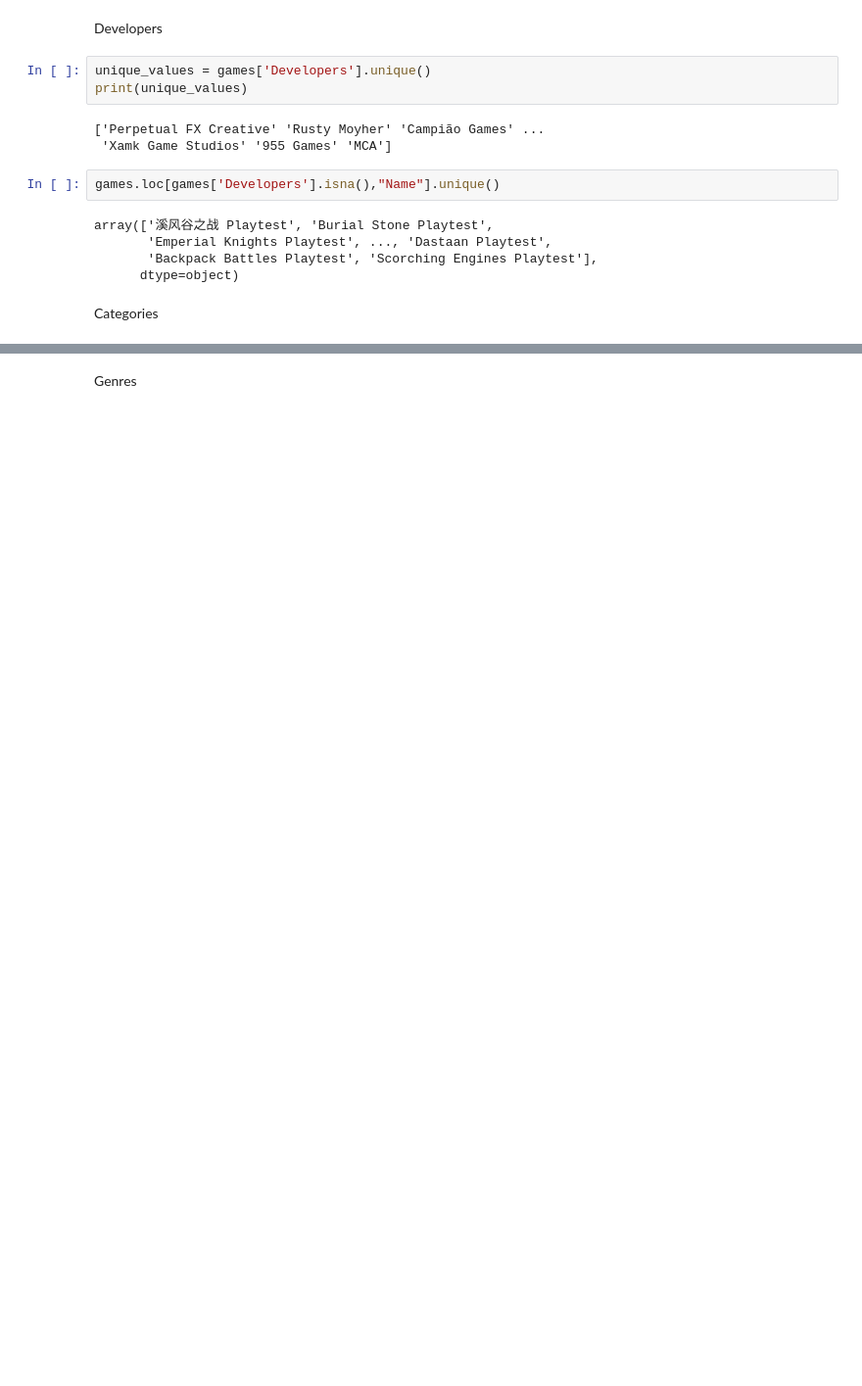
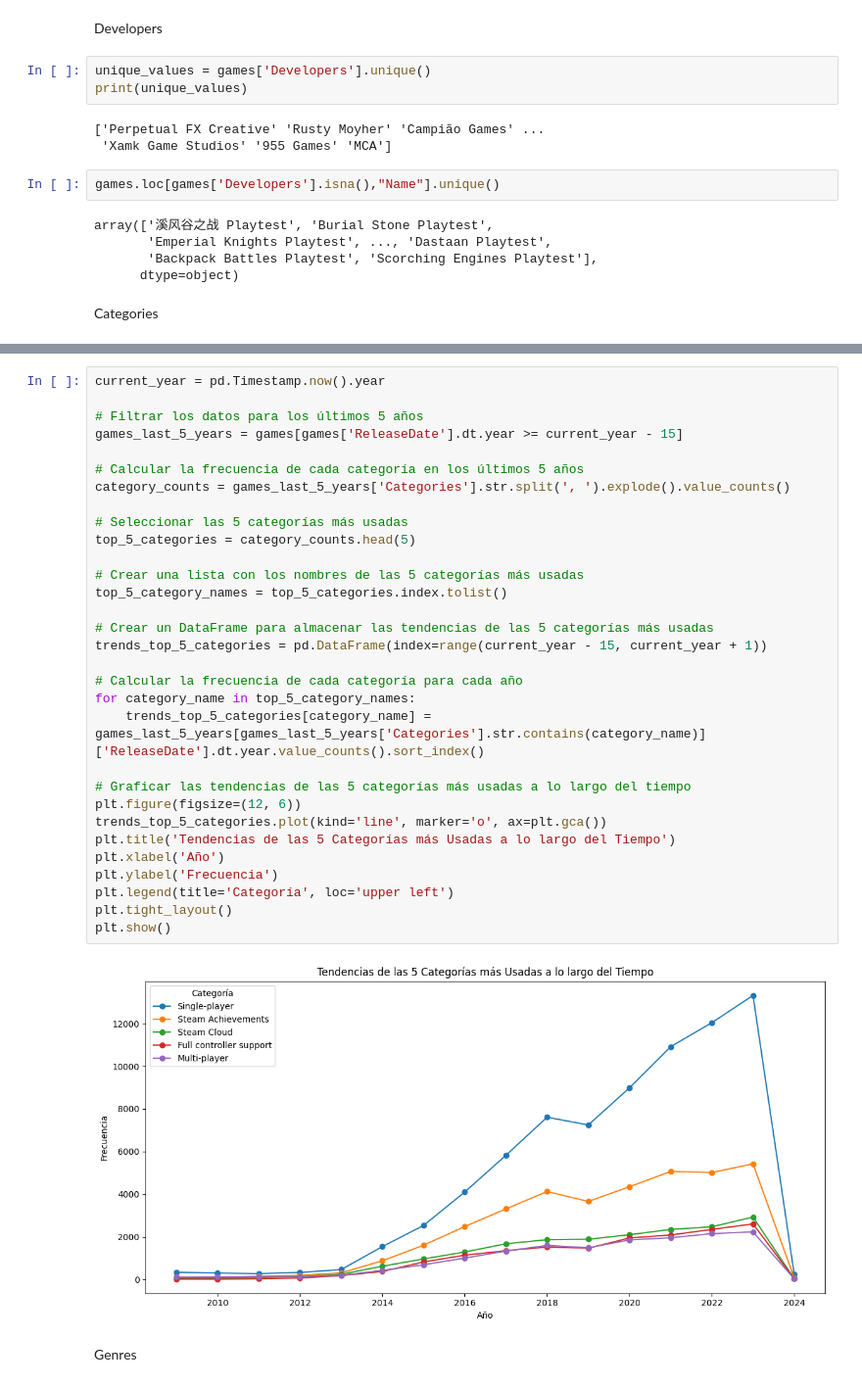
Before and after one commit to SamuelEscalante/SteamGames_Repository, a Jupyter notebook: notebooks/EDA/raw_eda.ipynb, the cells around one changed output, grey strips where cells are left out. Shown: that part at 98% size. Saved outputs shown, nothing was run; the diff lists cells and outputs as text; blank space fills up the shorter version.

```diff
--- a/notebooks/EDA/raw_eda.ipynb
+++ b/notebooks/EDA/raw_eda.ipynb
@@ -272,2 +405,35 @@ games.isna().sum()
+# %%
+current_year = pd.Timestamp.now().year
+
+# Filtrar los datos para los últimos 5 años
+games_last_5_years = games[games['ReleaseDate'].dt.year >= current_year - 15]
+
+# Calcular la frecuencia de cada categoría en los últimos 5 años
+category_counts = games_last_5_years['Categories'].str.split(', ').explode().value_counts()
+
+# Seleccionar las 5 categorías más usadas
+top_5_categories = category_counts.head(5)
+
+# Crear una lista con los nombres de las 5 categorías más usadas
+top_5_category_names = top_5_categories.index.tolist()
+
+# Crear un DataFrame para almacenar las tendencias de las 5 categorías más usadas
+trends_top_5_categories = pd.DataFrame(index=range(current_year - 15, current_year + 1))
+
+# Calcular la frecuencia de cada categoría para cada año
+for category_name in top_5_category_names:
+    trends_top_5_categories[category_name] = games_last_5_years[games_last_5_years['Categories'].str.contains(category_name)]['ReleaseDate'].dt.year.value_counts().sort_index()
+
+# Graficar las tendencias de las 5 categorías más usadas a lo largo del tiempo
+plt.figure(figsize=(12, 6))
+trends_top_5_categories.plot(kind='line', marker='o', ax=plt.gca())
+plt.title('Tendencias de las 5 Categorías más Usadas a lo largo del Tiempo')
+plt.xlabel('Año')
+plt.ylabel('Frecuencia')
+plt.legend(title='Categoría', loc='upper left')
+plt.tight_layout()
+plt.show()
+# %% [output]
+[figure, added]
 # %% [markdown]
 Genres
```
Also changed, not shown: parts of 31 cells of this notebook, 3 other files.
